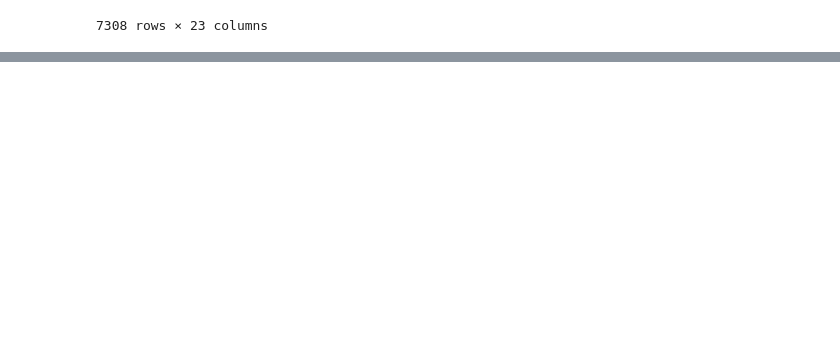
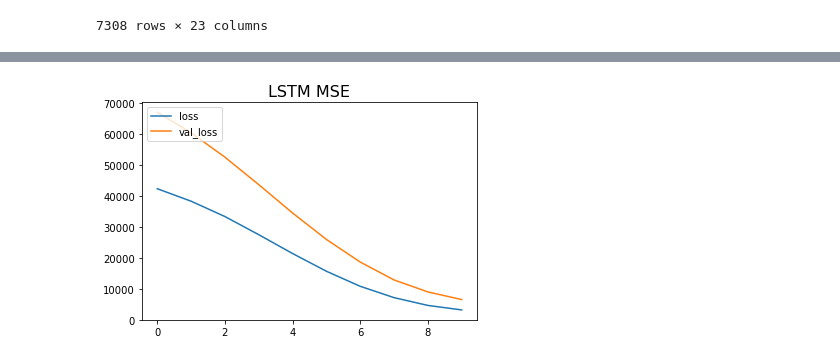
Before and after one commit to sqnguyen00/project-5-repo, a Jupyter notebook: region_modeling.ipynb, the cells around one changed output, grey strips where cells are left out. Cells and saved outputs as stored; diff of their text form; code cells hidden in the pictures; blank space fills up the shorter version.

Commit message:
model push

```diff
--- a/region_modeling.ipynb
+++ b/region_modeling.ipynb
@@ -304,0 +174,16 @@ Name: Name, dtype: int64
+# %%
+#imports
+from tensorflow.keras.models import Sequential
+from tensorflow.keras.layers import *
+from tensorflow.keras.layers import Conv1D
+from tensorflow.keras.callbacks import ModelCheckpoint
+from tensorflow.keras.losses import MeanSquaredError
+from tensorflow.keras.metrics import RootMeanSquaredError
+from tensorflow.keras.optimizers import Adam
+
+model1 = Sequential()
+model1.add(InputLayer((5,1)))
+model1.add(LSTM(64))
+model1.add(Dense(8, 'relu'))
+model1.add(Dense(1, 'linear'))
+model1.summary()
@@ -304,0 +205,8 @@ Name: Name, dtype: int64
+# %%
+#Model checkpoint, saving best model.
+#Loss function is measured on MSE and metrics used is RMSE
+cp = ModelCheckpoint('model1/', save_best_only=True)
+model1.compile(loss=MeanSquaredError(), optimizer = Adam(learning_rate=0.005), metrics=[RootMeanSquaredError()])
+# %%
+#Saving history to view loss
+history = (model1.fit(X_train, y_train, validation_data=(X_val, y_val), epochs=10, callbacks=[cp]))
@@ -304,0 +230,4 @@ Name: Name, dtype: int64
+# %%
+#Creating DF for loss history
+history_df = pd.DataFrame(history.history)
+history_df
@@ -304,0 +246,8 @@ Name: Name, dtype: int64
+# %%
+#plotting loss
+history_df.filter(like='loss').plot()
+plt.title("LSTM MSE", fontsize=16)
+plt.legend(loc='uppesr left')
+plt.savefig('fig2.png')
+# %% [output]
+[figure, added]
```
Also changed, not shown: parts of 98 cells of this notebook, 29 other files.
